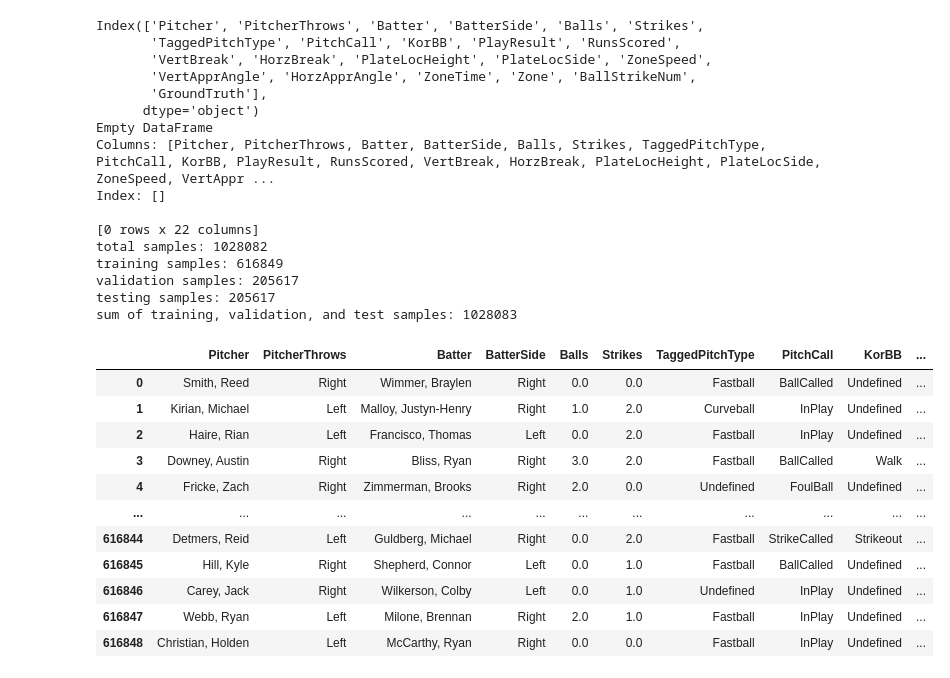
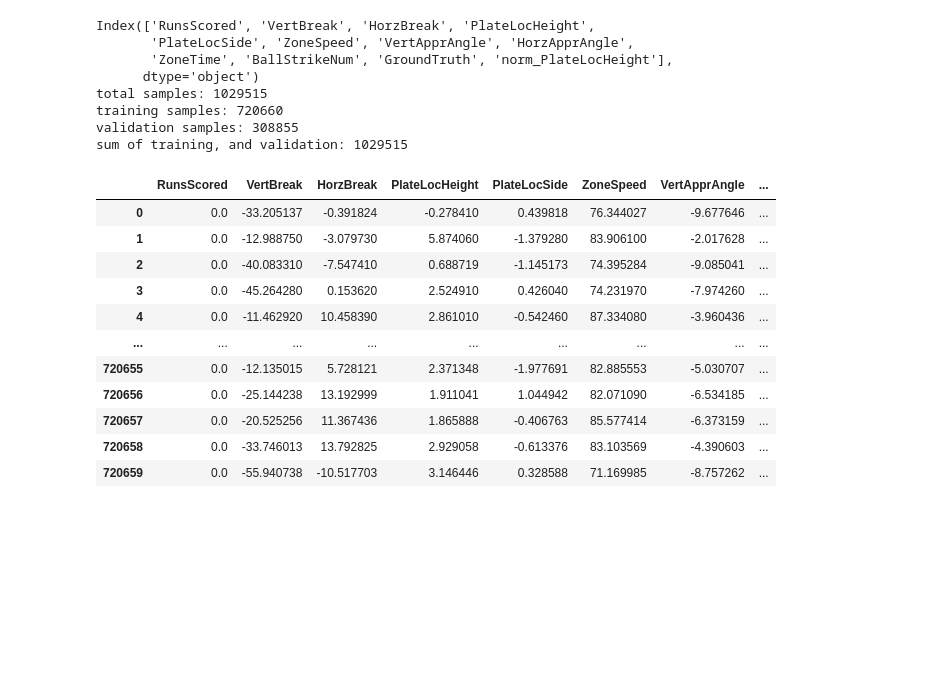
Before and after one commit to ianm24/CSCE585-Project, a Jupyter notebook: decision-tree_model.ipynb, the cells around one changed output. Cells and saved outputs as stored; diff of their text form; code cells hidden in the pictures; blank space fills up the shorter version.

```diff
--- a/decision-tree_model.ipynb
+++ b/decision-tree_model.ipynb
@@ -11,6 +11,10 @@ data_folder = "./data/"
 # pitch_14_17_file = "pitcher_2014_2017.csv"
 bball_data_2_file = "Baseball Data-2.csv"
 # %%
+#moves 0 value of PlateLocHeight to middle of strikezone from the ground
+def normalize_PlateLocHeight(PlateLocHeight):
+    return ((PlateLocHeight * 12) - 30)/12
+
 #preprocessing function used to calculate the plate location and isStrike classifier (this will be different than PitchCall (even in terms of BallCalled vs StrikeCalled))
 #returns tuple: classification, isStrike
 #classification: heart (strike) = 0, shadow (strike) = 1, shadow (ball) = 2, chase (ball) = 3, waste (ball) = 4
@@ -86,82 +90,76 @@ def GenerateGroundTruthLabels(pitchCall):
 #import the columns we will need for training and preprocessing
 bball_data = pd.read_csv(data_folder+bball_data_2_file, usecols=['Pitcher', 'PitcherThrows', 'Batter', 'BatterSide', 'PitchCall', 'KorBB', 'PlayResult', 'RunsScored', 'VertBreak', 'HorzBreak', 'ZoneSpeed', 'VertApprAngle', 'HorzApprAngle', 'ZoneTime', 'PlateLocHeight', 'PlateLocSide', 'Balls', 'Strikes', 'TaggedPitchType'])
 #run preprocessing functions
-bball_data['Zone'] = bball_data.apply(lambda pitch : PlateZone(pitch['PlateLocHeight'], pitch['PlateLocSide']), axis=1)
+#bball_data['Zone'] = bball_data.apply(lambda pitch : PlateZone(pitch['PlateLocHeight'], pitch['PlateLocSide']), axis=1) <- removed becasue we are using norm_PlateLocHeight and PlateLocSide
 bball_data['BallStrikeNum'] = bball_data.apply(lambda pitch : PitchCount(pitch['Balls'], pitch['Strikes']), axis=1)
 bball_data['GroundTruth'] = bball_data.apply(lambda pitch : GenerateGroundTruthLabels(pitch['PitchCall']), axis=1)
 
 #normalize data
+bball_data['norm_PlateLocHeight'] = bball_data.apply(lambda pitch : normalize_PlateLocHeight(pitch['PlateLocHeight']), axis=1)
 
 #drop all features we no longer need (ones only used for preprocessing)
-bball_data.drop(labels=['PlateLocHeight', 'PlateLocSide', 'Balls', 'Strikes'], axis=1)
+bball_data.drop(labels=['PitchCall', 'Pitcher', 'Batter', 'KorBB', 'PlayResult', 'Balls', 'Strikes', 'PitcherThrows','BatterSide','TaggedPitchType'], axis=1, inplace=True)
 
-
-categorical_columns = ['Pitcher', 'Batter', 'PitchCall', 'KorBB', 'PlayResult', 'Zone', 'BallStrikeNum']
+#categorical_columns = ['Pitcher', 'Batter', 'KorBB', 'PlayResult', 'Zone', 'BallStrikeNum']
 # ohe_bball_data = OneHotEncoder(sparse=False)
-
+'''
 for category in categorical_columns:
     bball_data[category] = bball_data[category].astype('category')
     # ohe_bball_data.fit_transform(bball_data[[category]])
+'''
 
 #Remove NaN valued rows
 bball_data.dropna(inplace=True)
 bball_data.reset_index(drop=True, inplace=True)
 
 #print the labels of the features we will use to train our network
 print(bball_data.keys())
-print(bball_data[bball_data.isna().any(axis=1)])
-# print(ohe_bball_data.categories_)
+#print(bball_data[bball_data.isna().any(axis=1)])
+#print(ohe_bball_data.categories_)
 
 #splitting data into training, validation, testing
 total_samples = len(bball_data.index)
-training_samples = math.floor(0.6*total_samples)
-validation_samples = math.ceil(0.2*total_samples)
-testing_samples = math.ceil(0.2*total_samples)
+training_samples = math.floor(0.7*total_samples)
+validation_samples = math.ceil(0.3*total_samples)
+#testing_samples = math.ceil(0.2*total_samples)
 
-sum = training_samples+testing_samples+validation_samples
+sum = training_samples+validation_samples#+testing_samples
 
 print("total samples:",total_samples,
         "\ntraining samples:",training_samples,
         "\nvalidation samples:",validation_samples,
-        "\ntesting samples:",testing_samples,
-        "\nsum of training, validation, and test samples:",sum)
+        #"\ntesting samples:",testing_samples,
+        #"\nsum of training, validation, and test samples:",sum)
+        "\nsum of training, and validation:",sum)
 
 #makes shuffled version of the data
 indices = np.arange(total_samples)
 np.random.shuffle(indices) #TODO get ground truth for data sets using these indices
 shuffled_bball_data = bball_data.reindex(indices).reset_index(drop=True)
 #gets the amount of random data points as determined by set proportion
 training_data = shuffled_bball_data.iloc[0:training_samples]
 validation_data = shuffled_bball_data.iloc[training_samples:training_samples+validation_samples]
-testing_data = shuffled_bball_data.iloc[training_samples+validation_samples:training_samples+validation_samples+testing_samples]
+#testing_data = shuffled_bball_data.iloc[training_samples+validation_samples:training_samples+validation_samples+testing_samples]
 
 training_data
 # %% [output]
-Index(['Pitcher', 'PitcherThrows', 'Batter', 'BatterSide', 'Balls', 'Strikes',
-       'TaggedPitchType', 'PitchCall', 'KorBB', 'PlayResult', 'RunsScored',
-       'VertBreak', 'HorzBreak', 'PlateLocHeight', 'PlateLocSide', 'ZoneSpeed',
-       'VertApprAngle', 'HorzApprAngle', 'ZoneTime', 'Zone', 'BallStrikeNum',
-       'GroundTruth'],
+Index(['RunsScored', 'VertBreak', 'HorzBreak', 'PlateLocHeight',
+       'PlateLocSide', 'ZoneSpeed', 'VertApprAngle', 'HorzApprAngle',
+       'ZoneTime', 'BallStrikeNum', 'GroundTruth', 'norm_PlateLocHeight'],
       dtype='object')
-Empty DataFrame
-Columns: [Pitcher, PitcherThrows, Batter, BatterSide, Balls, Strikes, TaggedPitchType, PitchCall, KorBB, PlayResult, RunsScored, VertBreak, HorzBreak, PlateLocHeight, PlateLocSide, ZoneSpeed, VertAppr ...
-Index: []
-
-[0 rows x 22 columns]
-total samples: 1028082
-training samples: 616849
-validation samples: 205617
-testing samples: 205617
-sum of training, validation, and test samples: 1028083
+total samples: 1029515
+training samples: 720660
+validation samples: 308855
+sum of training, and validation: 1029515
-|  | Pitcher | PitcherThrows | Batter | BatterSide | Balls | Strikes | TaggedPitchType | PitchCall | KorBB | ... |
-| 0 | Smith, Reed | Right | Wimmer, Braylen | Right | 0.0 | 0.0 | Fastball | BallCalled | Undefined | ... |
-| 1 | Kirian, Michael | Left | Malloy, Justyn-Henry | Right | 1.0 | 2.0 | Curveball | InPlay | Undefined | ... |
-| 2 | Haire, Rian | Left | Francisco, Thomas | Left | 0.0 | 2.0 | Fastball | InPlay | Undefined | ... |
-| 3 | Downey, Austin | Right | Bliss, Ryan | Right | 3.0 | 2.0 | Fastball | BallCalled | Walk | ... |
-| 4 | Fricke, Zach | Right | Zimmerman, Brooks | Right | 2.0 | 0.0 | Undefined | FoulBall | Undefined | ... |
-| ... | ... | ... | ... | ... | ... | ... | ... | ... | ... | ... |
-| 616844 | Detmers, Reid | Left | Guldberg, Michael | Right | 0.0 | 2.0 | Fastball | StrikeCalled | Strikeout | ... |
-| 616845 | Hill, Kyle | Right | Shepherd, Connor | Left | 0.0 | 1.0 | Fastball | BallCalled | Undefined | ... |
-| 616846 | Carey, Jack | Right | Wilkerson, Colby | Left | 0.0 | 1.0 | Undefined | InPlay | Undefined | ... |
-| 616847 | Webb, Ryan | Left | Milone, Brennan | Right | 2.0 | 1.0 | Fastball | InPlay | Undefined | ... |
-| 616848 | Christian, Holden | Left | McCarthy, Ryan | Right | 0.0 | 0.0 | Fastball | InPlay | Undefined | ... |
+|  | RunsScored | VertBreak | HorzBreak | PlateLocHeight | PlateLocSide | ZoneSpeed | VertApprAngle | ... |
+| 0 | 0.0 | -33.205137 | -0.391824 | -0.278410 | 0.439818 | 76.344027 | -9.677646 | ... |
+| 1 | 0.0 | -12.988750 | -3.079730 | 5.874060 | -1.379280 | 83.906100 | -2.017628 | ... |
+| 2 | 0.0 | -40.083310 | -7.547410 | 0.688719 | -1.145173 | 74.395284 | -9.085041 | ... |
+| 3 | 0.0 | -45.264280 | 0.153620 | 2.524910 | 0.426040 | 74.231970 | -7.974260 | ... |
+| 4 | 0.0 | -11.462920 | 10.458390 | 2.861010 | -0.542460 | 87.334080 | -3.960436 | ... |
+| ... | ... | ... | ... | ... | ... | ... | ... | ... |
+| 720655 | 0.0 | -12.135015 | 5.728121 | 2.371348 | -1.977691 | 82.885553 | -5.030707 | ... |
+| 720656 | 0.0 | -25.144238 | 13.192999 | 1.911041 | 1.044942 | 82.071090 | -6.534185 | ... |
+| 720657 | 0.0 | -20.525256 | 11.367436 | 1.865888 | -0.406763 | 85.577414 | -6.373159 | ... |
+| 720658 | 0.0 | -33.746013 | 13.792825 | 2.929058 | -0.613376 | 83.103569 | -4.390603 | ... |
+| 720659 | 0.0 | -55.940738 | -10.517703 | 3.146446 | 0.328588 | 71.169985 | -8.757262 | ... |
```
Also changed, not shown: parts of 3 cells of this notebook.
